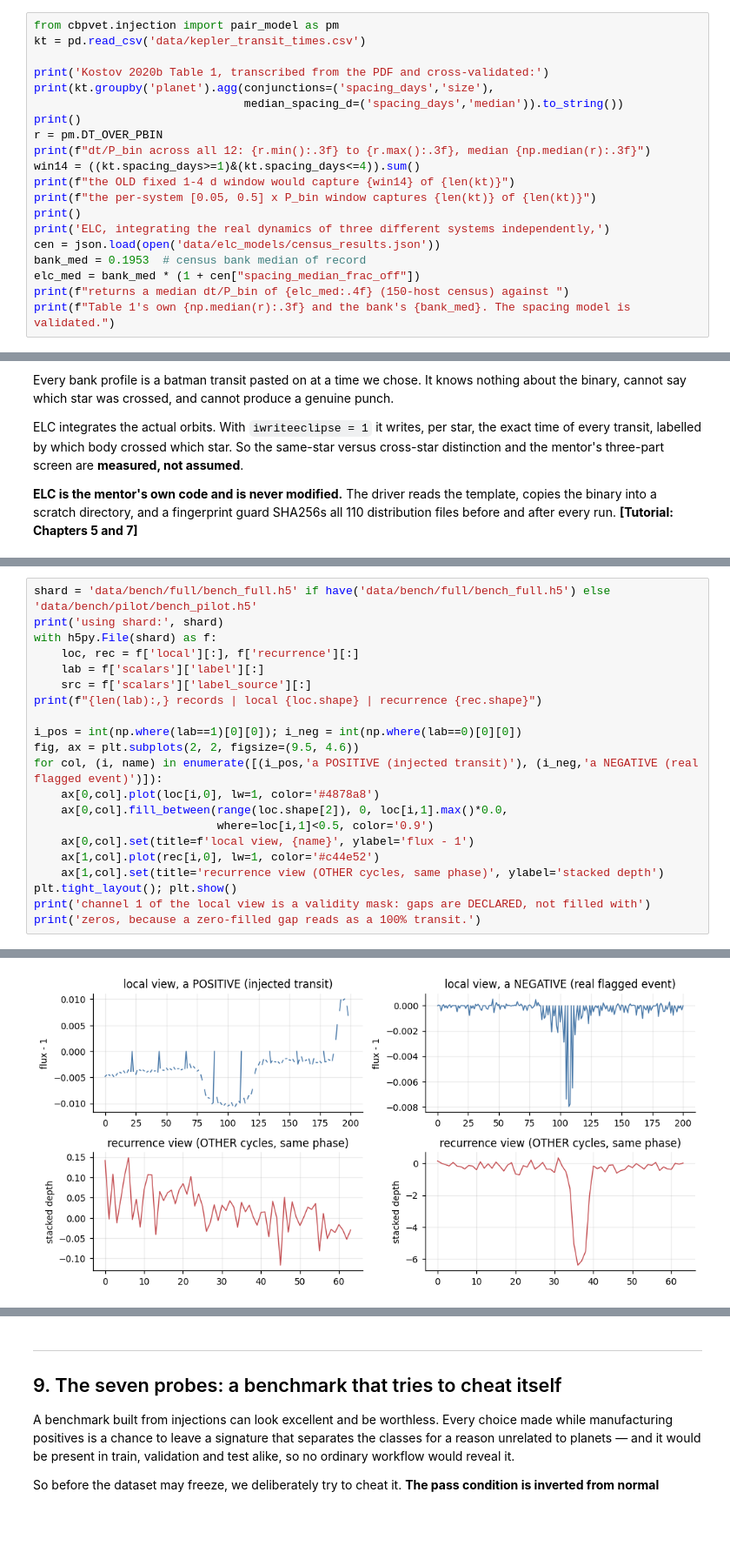
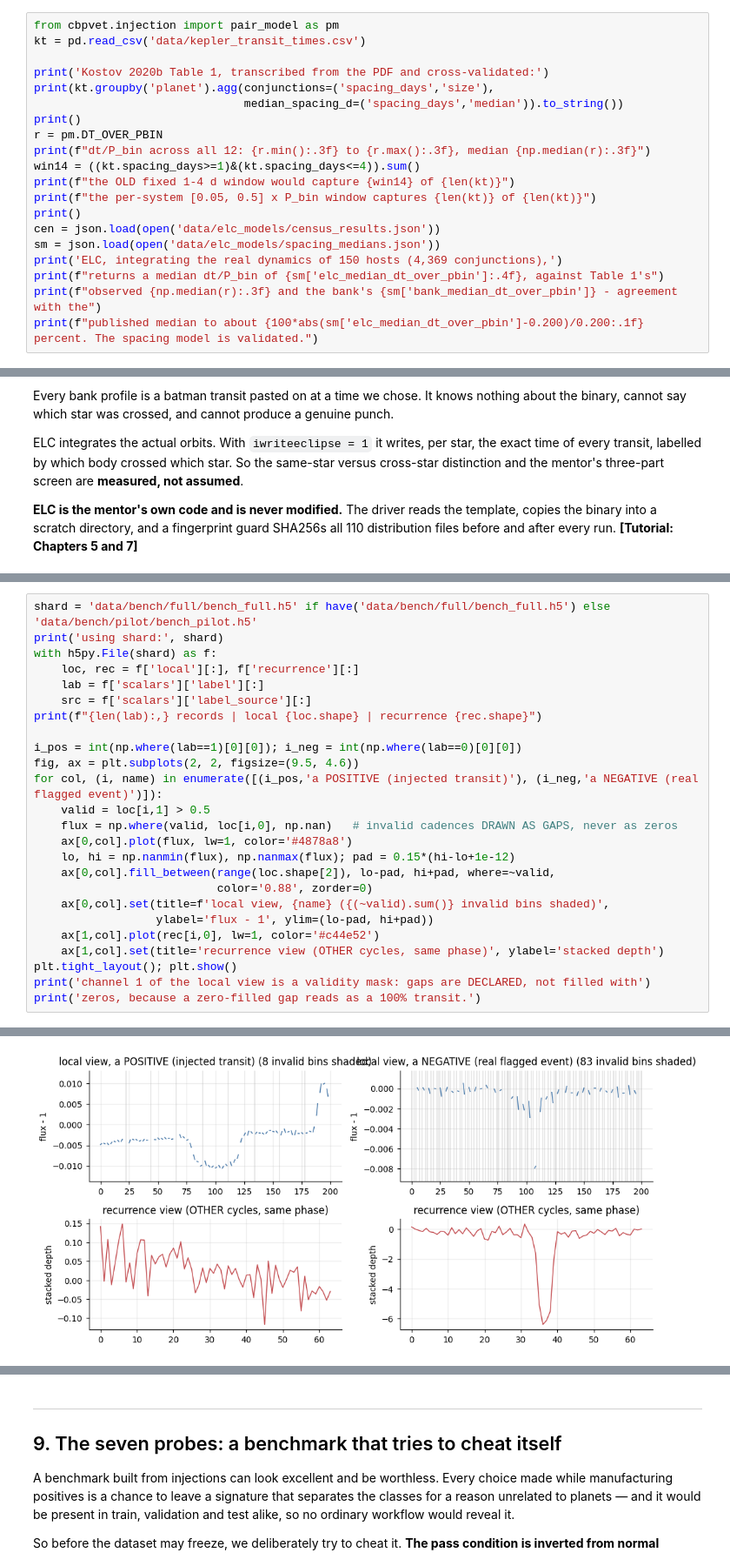
Before and after one commit to wilsonwzp17/cbp-vet, a Jupyter notebook: notebooks/CBP-Vet_Data-Engine_Walkthrough.ipynb, the cells around one changed output, grey strips where cells are left out. Shown at 87% size. Drawn from its saved outputs; the diff is of its cells as text; blank space fills up the shorter version.

```diff
--- a/notebooks/CBP-Vet_Data-Engine_Walkthrough.ipynb
+++ b/notebooks/CBP-Vet_Data-Engine_Walkthrough.ipynb
@@ -292,12 +293,12 @@ win14 = ((kt.spacing_days>=1)&(kt.spacing_days<=4)).sum()
 print(f"the OLD fixed 1-4 d window would capture {win14} of {len(kt)}")
 print(f"the per-system [0.05, 0.5] x P_bin window captures {len(kt)} of {len(kt)}")
 print()
-print('ELC, integrating the real dynamics of three different systems independently,')
 cen = json.load(open('data/elc_models/census_results.json'))
-bank_med = 0.1953  # census bank median of record
-elc_med = bank_med * (1 + cen["spacing_median_frac_off"])
-print(f"returns a median dt/P_bin of {elc_med:.4f} (150-host census) against ")
-print(f"Table 1's own {np.median(r):.3f} and the bank's {bank_med}. The spacing model is validated.")
+sm = json.load(open('data/elc_models/spacing_medians.json'))
+print('ELC, integrating the real dynamics of 150 hosts (4,369 conjunctions),')
+print(f"returns a median dt/P_bin of {sm['elc_median_dt_over_pbin']:.4f}, against Table 1's")
+print(f"observed {np.median(r):.3f} and the bank's {sm['bank_median_dt_over_pbin']} - agreement with the")
+print(f"published median to about {100*abs(sm['elc_median_dt_over_pbin']-0.200)/0.200:.1f} percent. The spacing model is validated.")
 # %% [output]
 Kostov 2020b Table 1, transcribed from the PDF and cross-validated:
                conjunctions  median_spacing_d
@@ -388,28 +400,32 @@ back door. Two unit tests assert exactly this. **[Tutorial: Chapter 4]**
 # %%
 shard = 'data/bench/full/bench_full.h5' if have('data/bench/full/bench_full.h5') else 'data/bench/pilot/bench_pilot.h5'
 print('using shard:', shard)
 with h5py.File(shard) as f:
     loc, rec = f['local'][:], f['recurrence'][:]
     lab = f['scalars']['label'][:]
     src = f['scalars']['label_source'][:]
 print(f"{len(lab):,} records | local {loc.shape} | recurrence {rec.shape}")
 
 i_pos = int(np.where(lab==1)[0][0]); i_neg = int(np.where(lab==0)[0][0])
 fig, ax = plt.subplots(2, 2, figsize=(9.5, 4.6))
 for col, (i, name) in enumerate([(i_pos,'a POSITIVE (injected transit)'), (i_neg,'a NEGATIVE (real flagged event)')]):
-    ax[0,col].plot(loc[i,0], lw=1, color='#4878a8')
-    ax[0,col].fill_between(range(loc.shape[2]), 0, loc[i,1].max()*0.0,
-                           where=loc[i,1]<0.5, color='0.9')
-    ax[0,col].set(title=f'local view, {name}', ylabel='flux - 1')
+    valid = loc[i,1] > 0.5
+    flux = np.where(valid, loc[i,0], np.nan)   # invalid cadences DRAWN AS GAPS, never as zeros
+    ax[0,col].plot(flux, lw=1, color='#4878a8')
+    lo, hi = np.nanmin(flux), np.nanmax(flux); pad = 0.15*(hi-lo+1e-12)
+    ax[0,col].fill_between(range(loc.shape[2]), lo-pad, hi+pad, where=~valid,
+                           color='0.88', zorder=0)
+    ax[0,col].set(title=f'local view, {name} ({(~valid).sum()} invalid bins shaded)',
+                  ylabel='flux - 1', ylim=(lo-pad, hi+pad))
     ax[1,col].plot(rec[i,0], lw=1, color='#c44e52')
     ax[1,col].set(title='recurrence view (OTHER cycles, same phase)', ylabel='stacked depth')
 plt.tight_layout(); plt.show()
 print('channel 1 of the local view is a validity mask: gaps are DECLARED, not filled with')
 print('zeros, because a zero-filled gap reads as a 100% transit.')
 # %% [output]
 using shard: data/bench/full/bench_full.h5
 188,732 records | local (188732, 2, 201) | recurrence (188732, 2, 64)
-[figure, old version]
+[figure, new version]
 channel 1 of the local view is a validity mask: gaps are DECLARED, not filled with
 zeros, because a zero-filled gap reads as a 100% transit.
 # %% [markdown]
```
Also changed, not shown: parts of 12 cells of this notebook, 5 other files.
